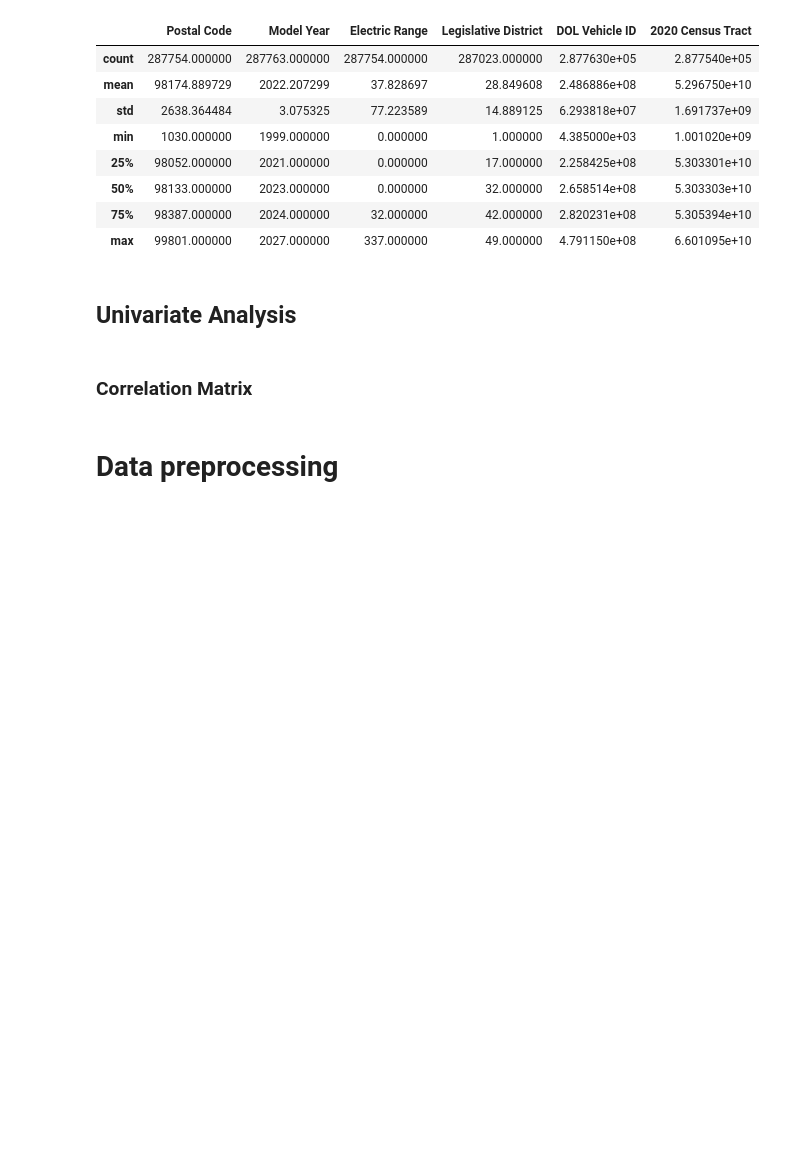
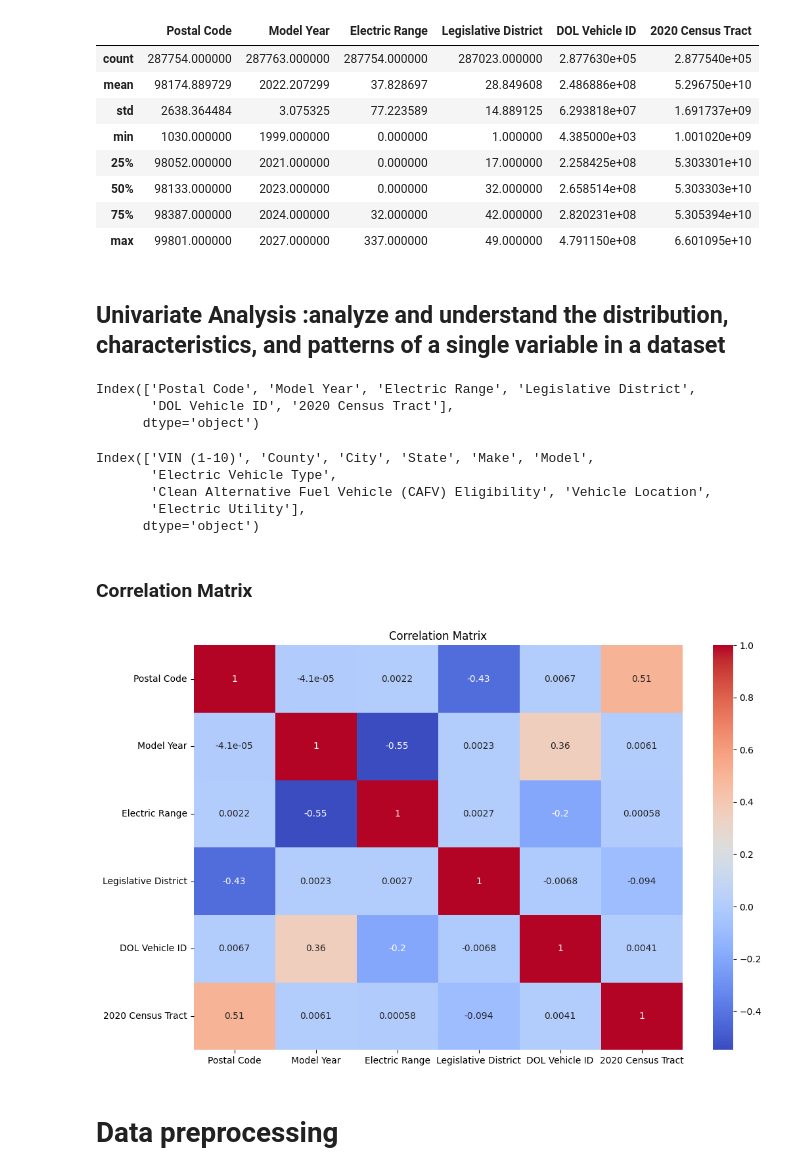
Before and after one commit to MidhulaMS/EV-Population-Prediction, a Jupyter notebook: EV_Population_Prediction.ipynb, the cells around one changed output. Saved outputs shown, nothing was run; the diff lists cells and outputs as text; code cells hidden in the pictures; blank space fills up the shorter version.

```diff
--- a/EV_Population_Prediction.ipynb
+++ b/EV_Population_Prediction.ipynb
@@ -25,5 +25,5 @@ Mounted at /content/drive
 # %%
-filepath = "/content/drive/MyDrive/AI ML/Data/washington_EV.csv"
+filepath = "/content/drive/MyDrive/ICT/Project Work/export (1).csv"
 # %%
 EV_df = pd.read_csv(filepath)
 # %% [markdown]
@@ -121,10 +121,36 @@ EV_df.describe()
 | 50% | 98133.000000 | 2023.000000 | 0.000000 | 32.000000 | 2.658514e+08 | 5.303303e+10 |
 | 75% | 98387.000000 | 2024.000000 | 32.000000 | 42.000000 | 2.820231e+08 | 5.305394e+10 |
 | max | 99801.000000 | 2027.000000 | 337.000000 | 49.000000 | 4.791150e+08 | 6.601095e+10 |
-# %% [markdown]
-## Univariate Analysis
+# %% [markdown]
+## Univariate Analysis :analyze and understand the distribution, characteristics, and patterns of a single variable in a dataset
+# %%
+#for numerical columns
+num_cols = EV_df.select_dtypes(include=['int64','float64']).columns
+print(num_cols)
+# %% [output]
+Index(['Postal Code', 'Model Year', 'Electric Range', 'Legislative District',
+       'DOL Vehicle ID', '2020 Census Tract'],
+      dtype='object')
+# %%
+#for categorical columns
+cat_cols = EV_df.select_dtypes(include='object').columns
+
+print(cat_cols)
+# %% [output]
+Index(['VIN (1-10)', 'County', 'City', 'State', 'Make', 'Model',
+       'Electric Vehicle Type',
+       'Clean Alternative Fuel Vehicle (CAFV) Eligibility', 'Vehicle Location',
+       'Electric Utility'],
+      dtype='object')
 # %% [markdown]
 ### Correlation Matrix
+# %%
+plt.figure(figsize=(12,8))
+sns.heatmap(EV_df[num_cols].corr(),annot=True,cmap="coolwarm")
+plt.title("Correlation Matrix")
+plt.show()
+# %% [output]
+[figure, added]
 # %% [markdown]
 # Data preprocessing
 # %% [markdown]
```
Also changed, not shown: parts of 10 cells of this notebook.
